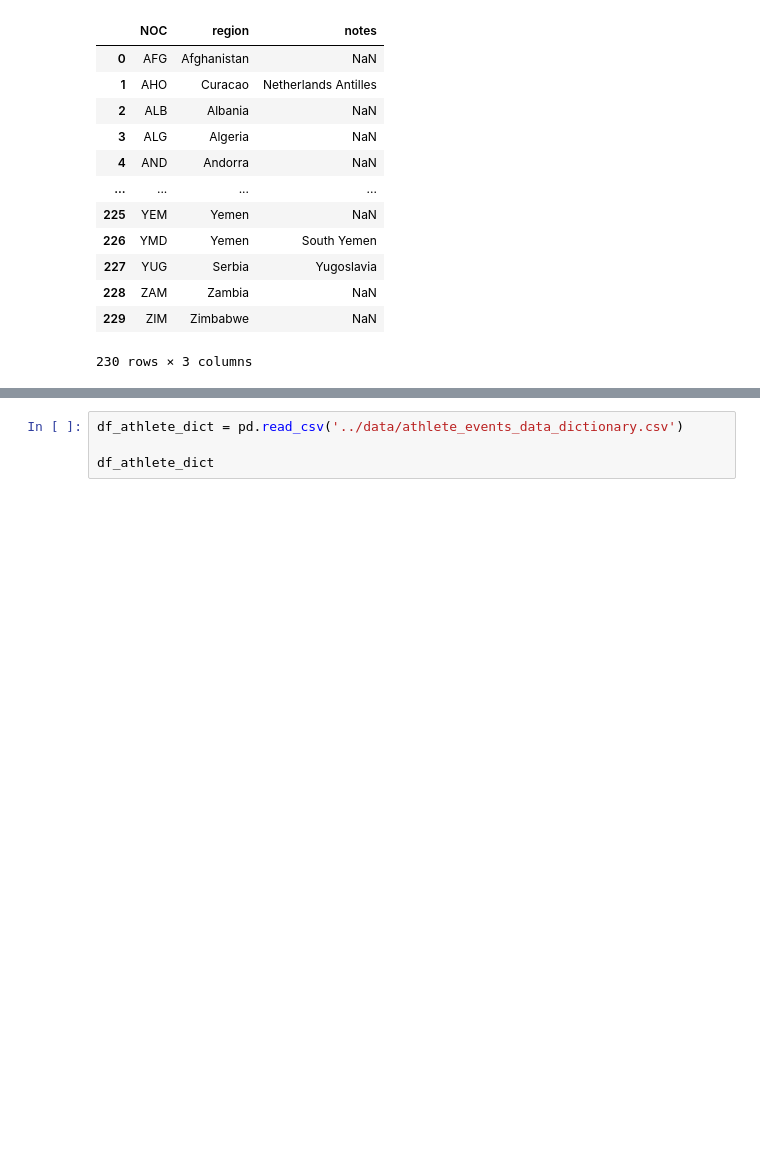
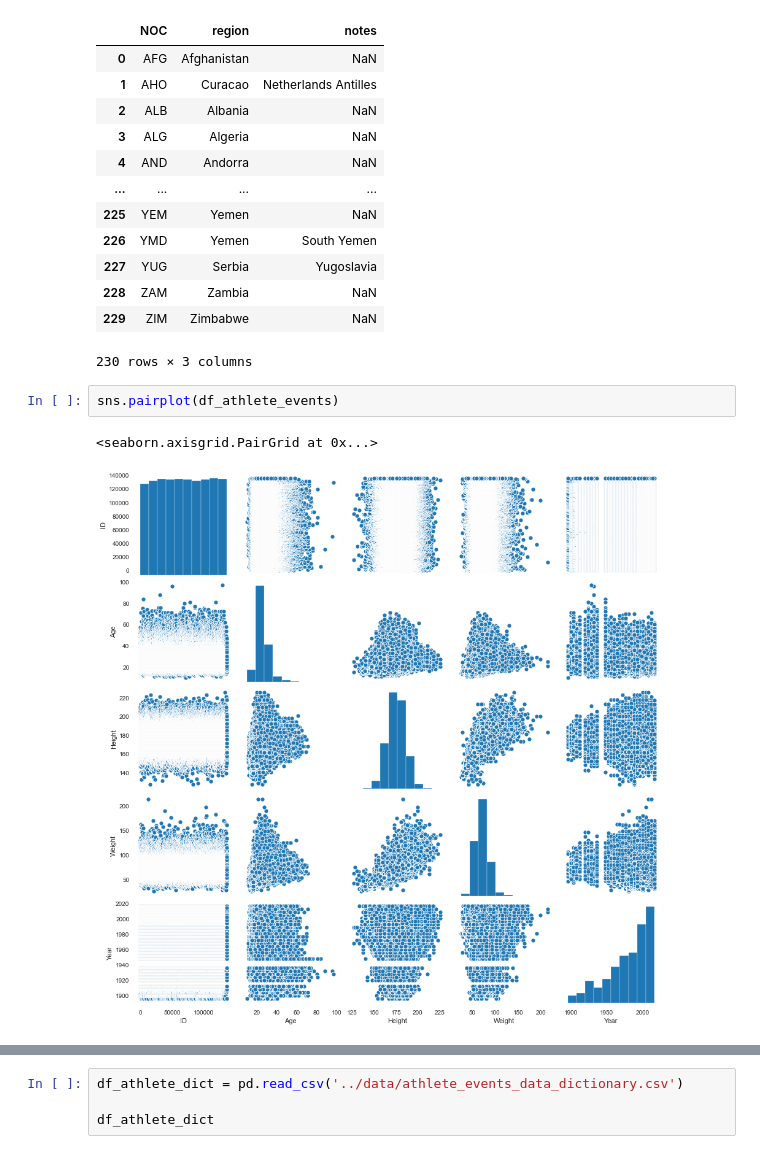
Before and after one commit to Binardino/Olympics_History_1896_2016, a Jupyter notebook: notebook/Olympics EDA.ipynb, the cells around one changed output, grey strips where cells are left out. Saved outputs shown, nothing was run; the diff lists cells and outputs as text; blank space fills up the shorter version.

```diff
--- a/notebook/Olympics EDA.ipynb
+++ b/notebook/Olympics EDA.ipynb
@@ -45,3 +52,8 @@ df_country_def
 | 228 | ZAM | Zambia | NaN |
 | 229 | ZIM | Zimbabwe | NaN |
 230 rows × 3 columns
+# %%
+sns.pairplot(df_athlete_events)
+# %% [output]
+<seaborn.axisgrid.PairGrid at 0x...>
+[figure, added]
```
Also changed, not shown: parts of 7 cells of this notebook.
